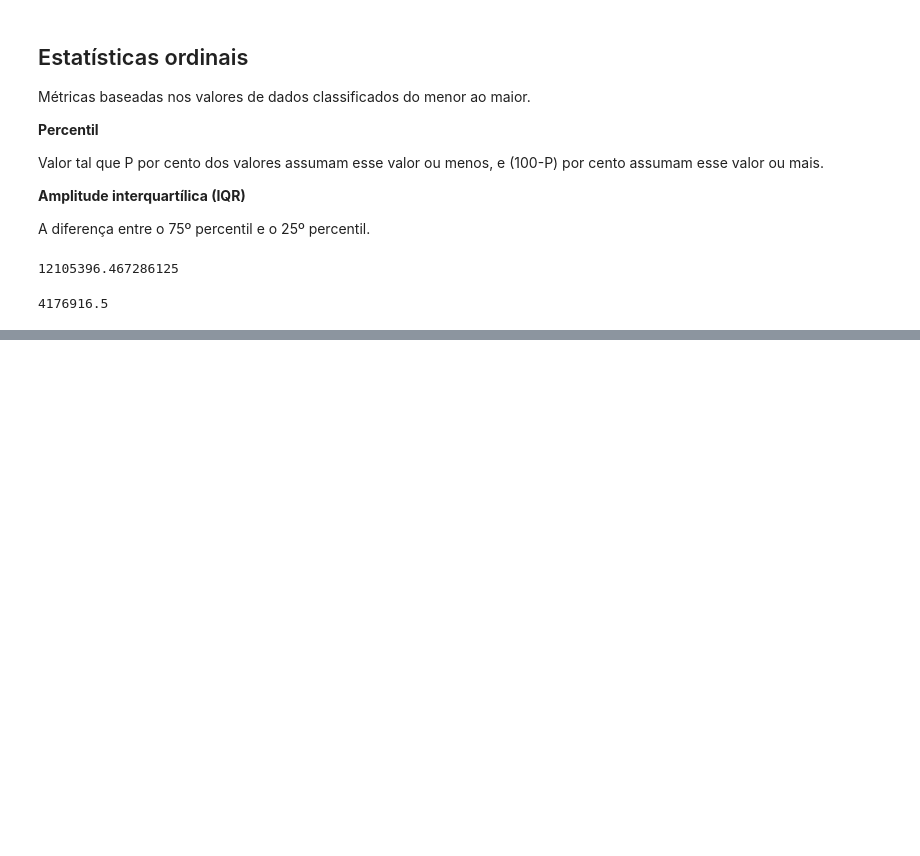
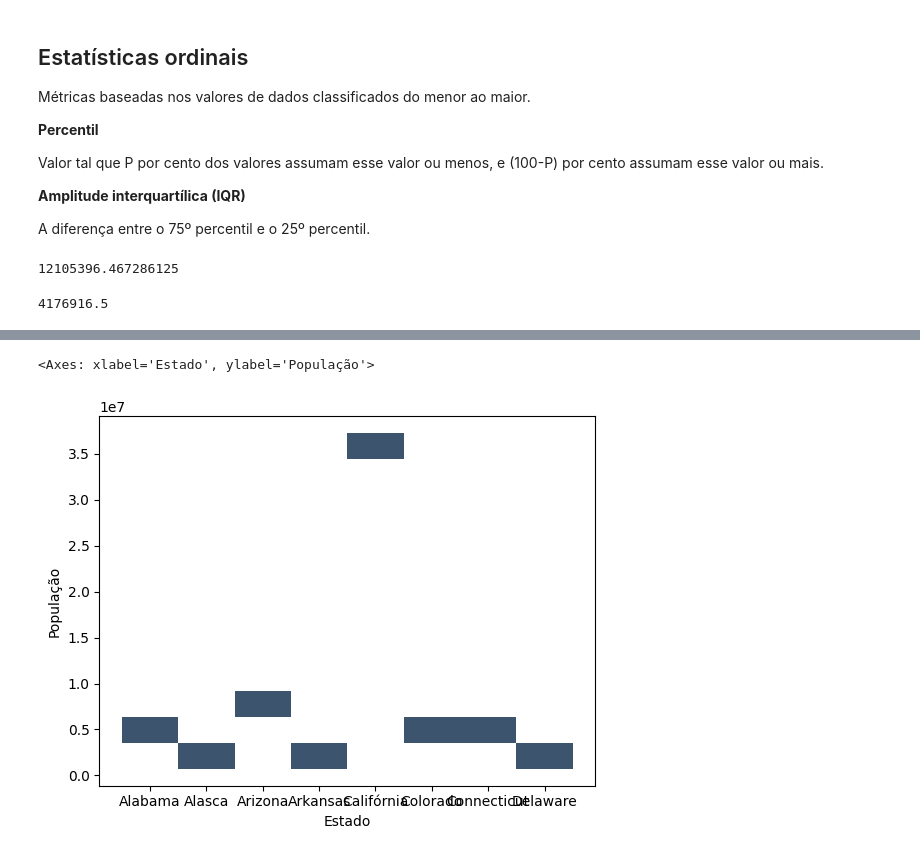
Before and after one commit to askot19/teste, a Jupyter notebook: Estatística Prática/1. Análise Exploratória.ipynb, the cells around one changed output, grey strips where cells are left out. Saved outputs shown, nothing was run; the diff lists cells and outputs as text; code cells hidden in the pictures; blank space fills up the shorter version.

Commit message:
Incluído Boxplot e Histogramas para distribuição dos dados

```diff
--- a/Estatística Prática/1. Análise Exploratória.ipynb
+++ b/Estatística Prática/1. Análise Exploratória.ipynb
@@ -145,0 +199,5 @@ Cada uma das estimativas vistas anteriormente acaba resumindo os dados em um ún
+# %%
+sns.histplot(data = dados, x = 'Estado', y = 'População', kde = True)
+# %% [output]
+<Axes: xlabel='Estado', ylabel='População'>
+[figure, added]
```
Also changed, not shown: parts of 8 cells of this notebook.
